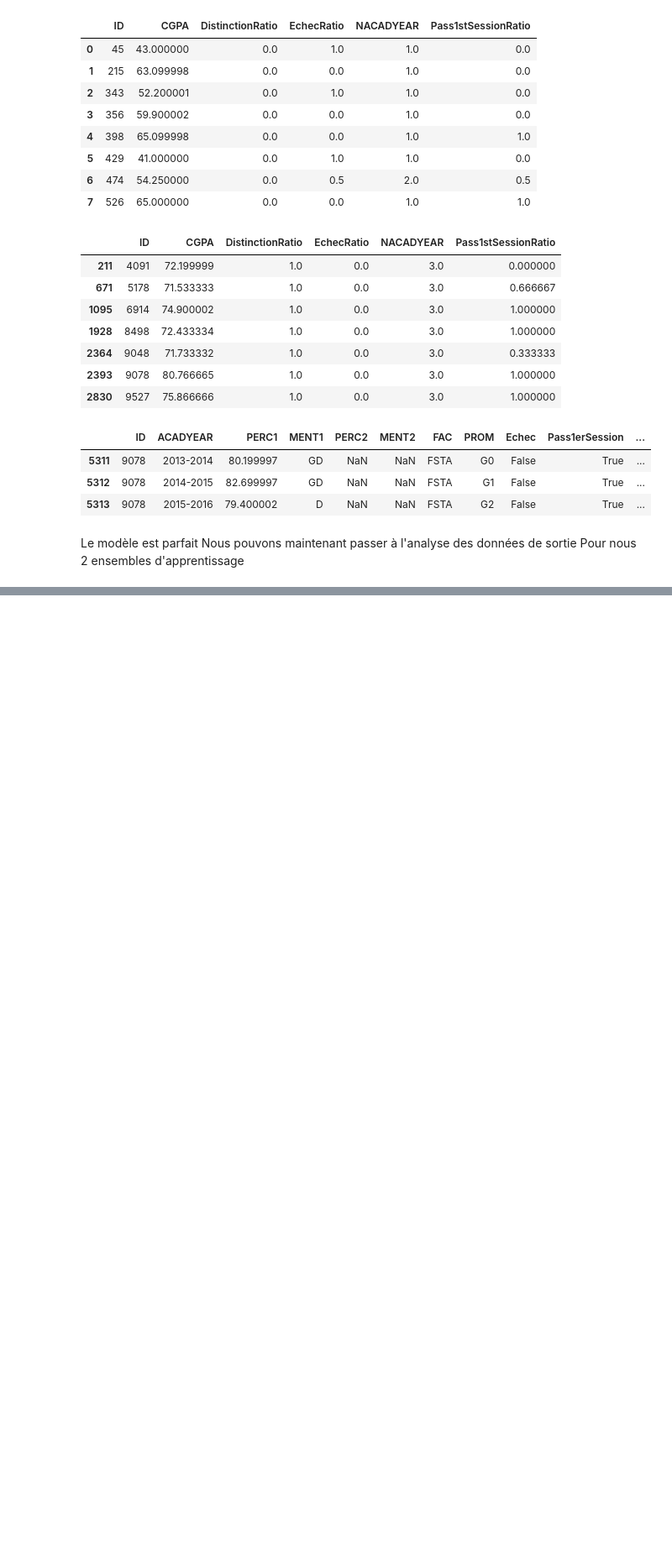
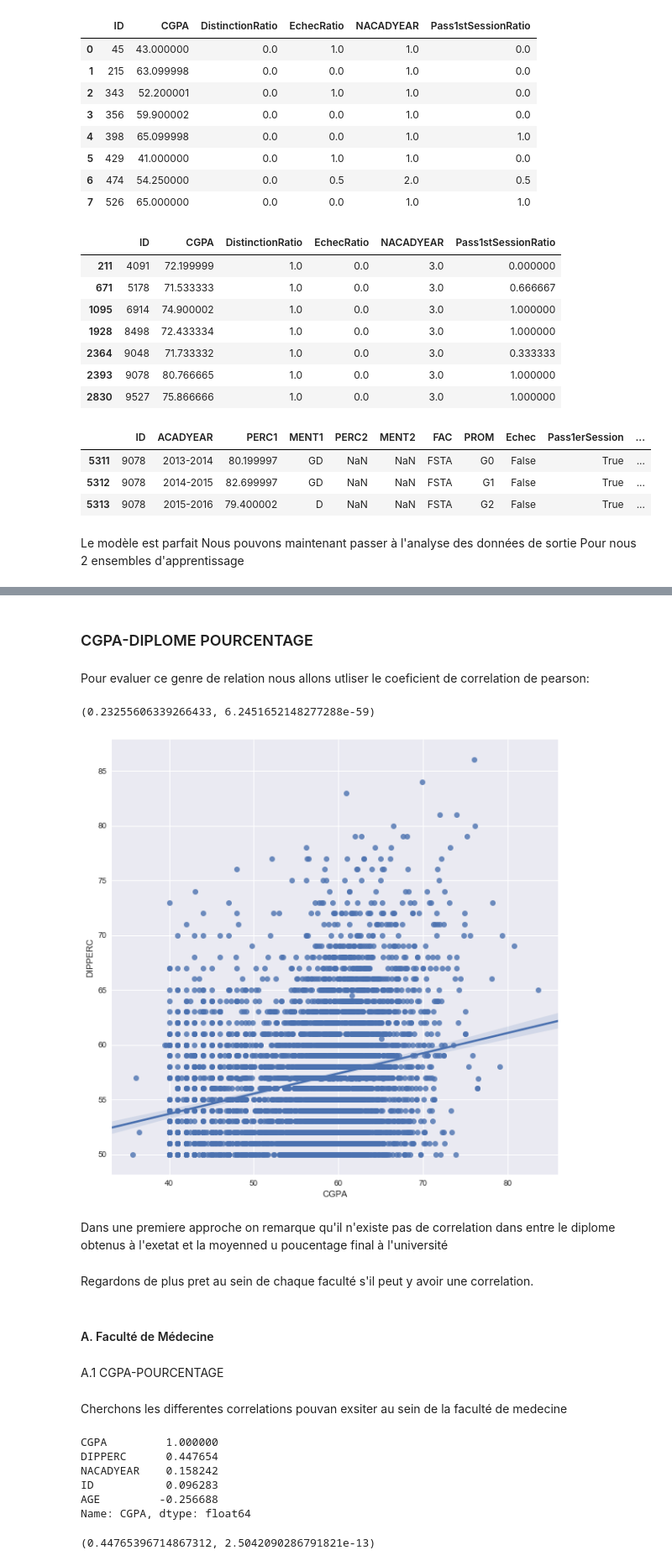
Before and after one commit to espoirMur/Student-Grade-Predictor, a Jupyter notebook: OuputPreparationDraf1.ipynb, the cells around one changed output, grey strips where cells are left out. Shown at 84% size. Drawn from its saved outputs; the diff is of its cells as text; code cells hidden in the pictures; blank space fills up the shorter version.

```diff
--- a/OuputPreparationDraf1.ipynb
+++ b/OuputPreparationDraf1.ipynb
@@ -316,0 +468,8 @@ datasetRatio.to_csv('DatasetOutRatioV1.csv')
+# %%
+datasetIn.rename(columns={'IDENTIFICATION':'ID'},inplace=True)
+# %%
+datasetIn.drop(labels=['BIRTHDAY'],axis=1,inplace=True)
+# %%
+datasetIn.rename(columns={'DIPLOMPERCENTAGE':'DIPPERC'},inplace=True)
+# %%
+datasetFin=pd.merge(datasetIn,datasetRatio,on='ID')
@@ -316,0 +500,4 @@ datasetRatio.to_csv('DatasetOutRatioV1.csv')
+# %% [markdown]
+### CGPA-DIPLOME POURCENTAGE
+# %% [markdown]
+Pour evaluer ce genre de relation nous allons utliser le coeficient de correlation de pearson:
@@ -316,0 +508,13 @@ datasetRatio.to_csv('DatasetOutRatioV1.csv')
+# %%
+pearsonr(datasetFin.CGPA,datasetFin.DIPPERC)
+# %% [output]
+(0.23255606339266433, 6.2451652148277288e-59)
+# %%
+plt.figure(figsize=(10,10))
+ax = sns.regplot(x="CGPA", y="DIPPERC", data=datasetFin,fit_reg=True)
+# %% [output]
+[figure, added]
+# %% [markdown]
+Dans une premiere approche on remarque qu'il n'existe pas de correlation dans entre le diplome obtenus à l'exetat et la moyenned u poucentage final à l'université
+# %% [markdown]
+Regardons de plus pret au sein de chaque faculté s'il peut y avoir une correlation.
@@ -316,0 +523,6 @@ datasetRatio.to_csv('DatasetOutRatioV1.csv')
+# %% [markdown]
+#### A. Faculté de Médecine
+# %% [markdown]
+A.1 CGPA-POURCENTAGE
+# %% [markdown]
+Cherchons les differentes correlations pouvan exsiter au sein de la faculté de medecine
@@ -316,0 +531,13 @@ datasetRatio.to_csv('DatasetOutRatioV1.csv')
+# %%
+CorreMatrix.CGPA.sort_values(ascending=False)
+# %% [output]
+CGPA         1.000000
+DIPPERC      0.447654
+NACADYEAR    0.158242
+ID           0.096283
+AGE         -0.256688
+Name: CGPA, dtype: float64
+# %%
+pearsonr(Medecine.CGPA,Medecine.DIPPERC)
+# %% [output]
+(0.44765396714867312, 2.5042090286791821e-13)
```
Also changed, not shown: parts of 119 cells of this notebook, 6 other files.
